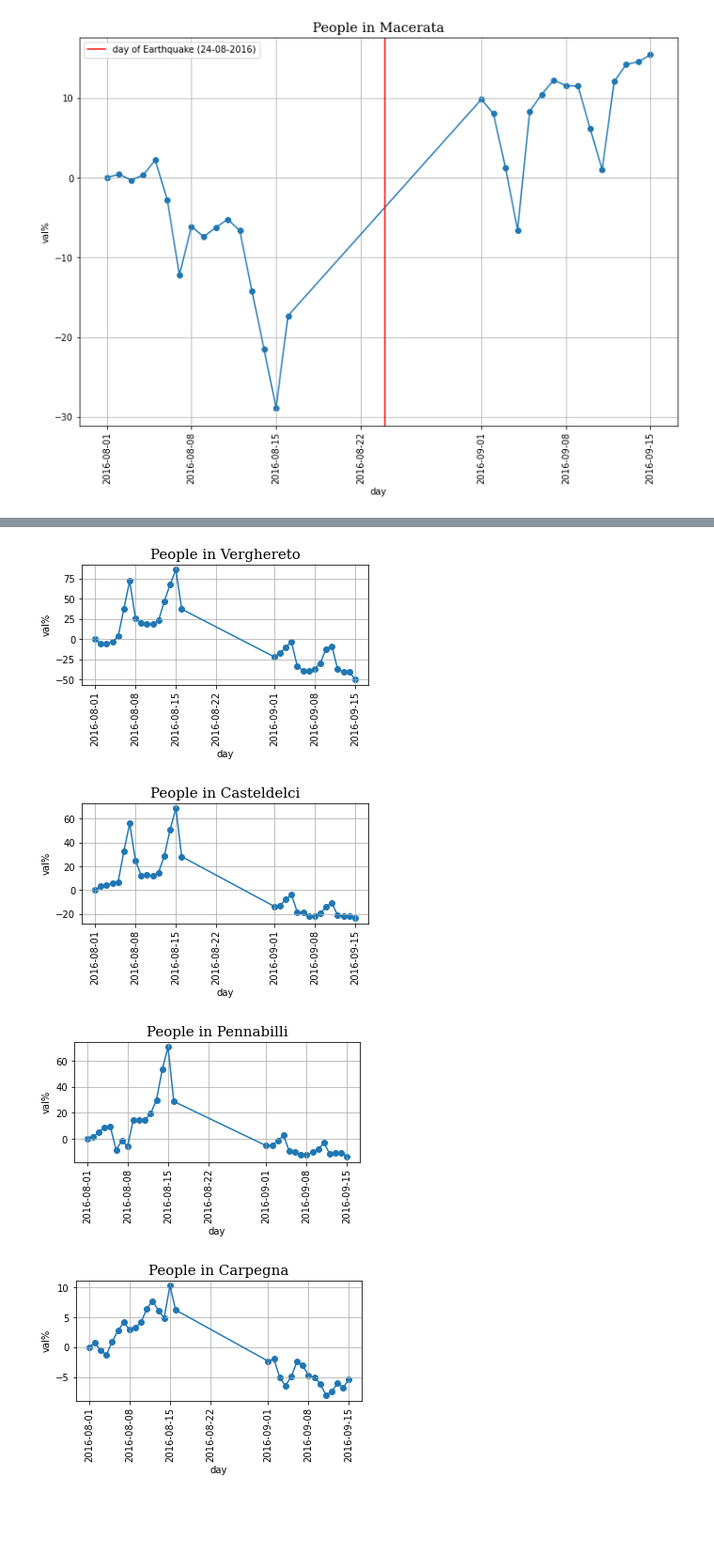
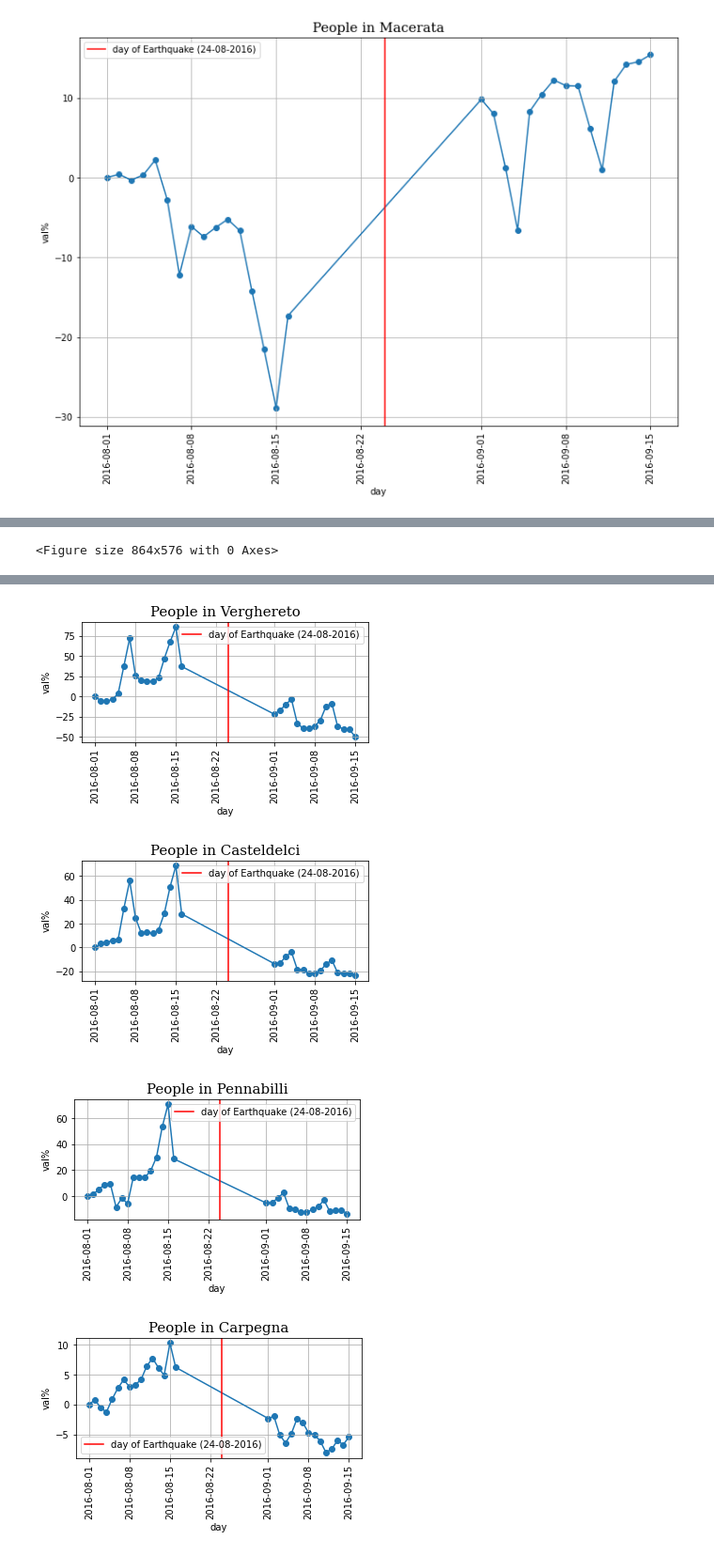
Before and after one commit to CodeluppiNico/Analisi_Dati, a Jupyter notebook: Studio Dati/Studio_Dati.ipynb, the cells around one changed output, grey strips where cells are left out. Shown at 94% size. Cells and saved outputs as stored; diff of their text form; code cells hidden in the pictures; blank space fills up the shorter version.

```diff
--- a/Studio Dati/Studio_Dati.ipynb
+++ b/Studio Dati/Studio_Dati.ipynb
@@ -183,9 +183,13 @@ stampo grafico Macerata
 # %%
 dfc = pd.read_csv(f'{percorso}/risultati_terremoto/CentroItalia_{inizio.strftime("%Y%m%d")}_{inizio.strftime("%Y%m")}30_24.csv', header=None)
 dfc.rename(columns={0: 'Comune', 1: 'val', 2: 'data'}, inplace=True)
-#pp = PdfPages('Grafici popolazione centro Italia7.pdf')
+pp = PdfPages('Grafici popolazione centro Italia2.pdf')
 cnt=0
+fig = plt.figure(figsize=(12,8))
 for comune in coms.head(6):
+    if cnt == 6:
+        cnt = 0
+        fig = plt.figure(figsize=(12,8))
     df = dfc.loc[dfc['Comune'] == comune]
     df = df.merge(crateri)
     df.rename(columns={'Cratere Centro Italia 2016': 'terremotata', 'Comune': 'comune'}, inplace=True)
@@ -214,7 +218,9 @@ for comune in coms.head(6):
     print(f'stampo grafico {comune}' )
     cnt += 1
     print(cnt)
-    plt.figure(figsize=(12,8))
+
+
+    fig = plt.figure(figsize=(12,8))
     plt.subplot(3,2,cnt)
     plt.plot(df.data,df.val)
     plt.scatter(df.data, df.val)
@@ -224,12 +230,18 @@ for comune in coms.head(6):
     plt.ylabel('val%')
     plt.title(f'People in {comune}', fontdict=font1)
     plt.grid()
+    hq_time = terremoto = datetime.datetime(2016,8,24).date()
+    if df.data.min() < hq_time and hq_time < df.data.max():
+        plt.axvline(hq_time, color = '#ff0000', label = 'day of Earthquake (24-08-2016)')
+        plt.legend()
 # Mi printa anche i grafici
     #cnt = 0
-    if cnt == 2:
-        plt.savefig('Grafici popolazione centro Italia9.pdf')
-        #pp.savefig()
-        #pp.close()
+
+
+    if cnt == 6:
+        plt.savefig('Grafici popolazione centro Italia2.pdf')
+        pp.savefig(fig)
+        pp.close()
 # %% [output]
 24
 stampo grafico Bibbiena
@@ -249,3 +261,4 @@ stampo grafico Pennabilli
 24
 stampo grafico Carpegna
 6
+<Figure size 864x576 with 0 Axes>
@@ -254,4 +267,4 @@ stampo grafico Carpegna
-[figure, old version]
+[figure, new version]
-[figure, old version]
+[figure, new version]
-[figure, old version]
+[figure, new version]
-[figure, old version]
+[figure, new version]
```
Also changed, not shown: parts of 2 cells of this notebook.
